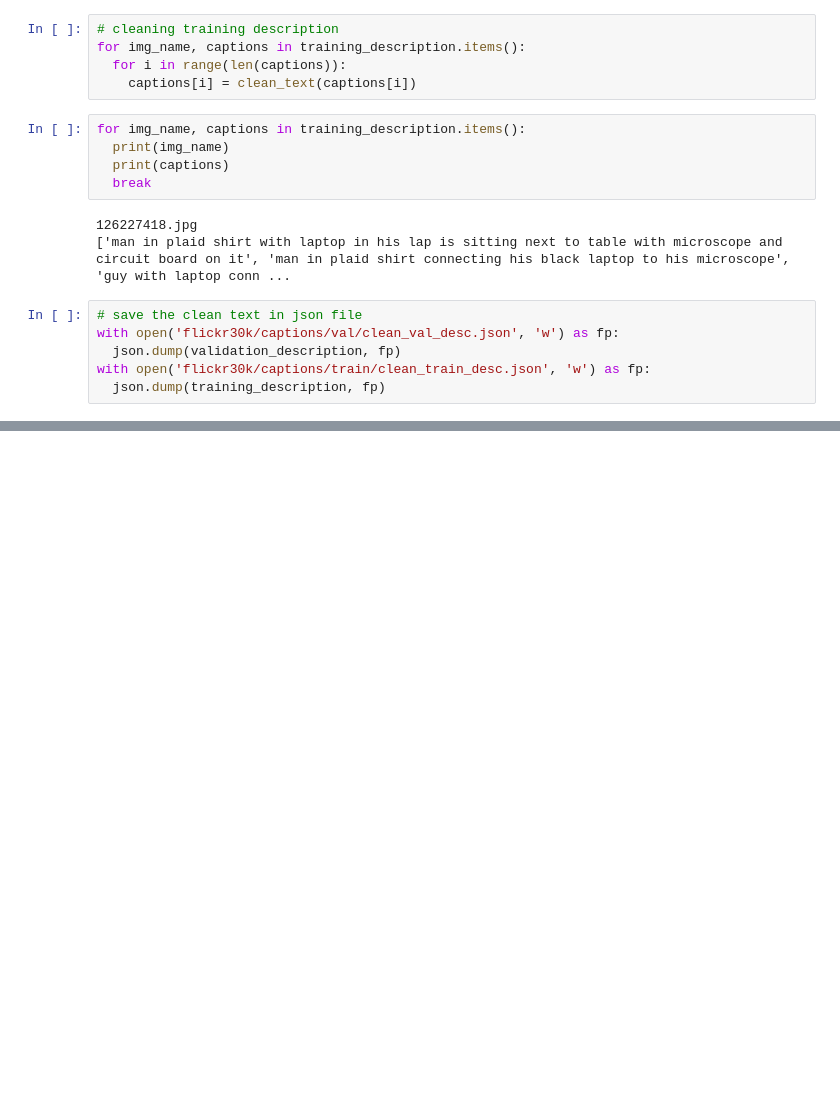
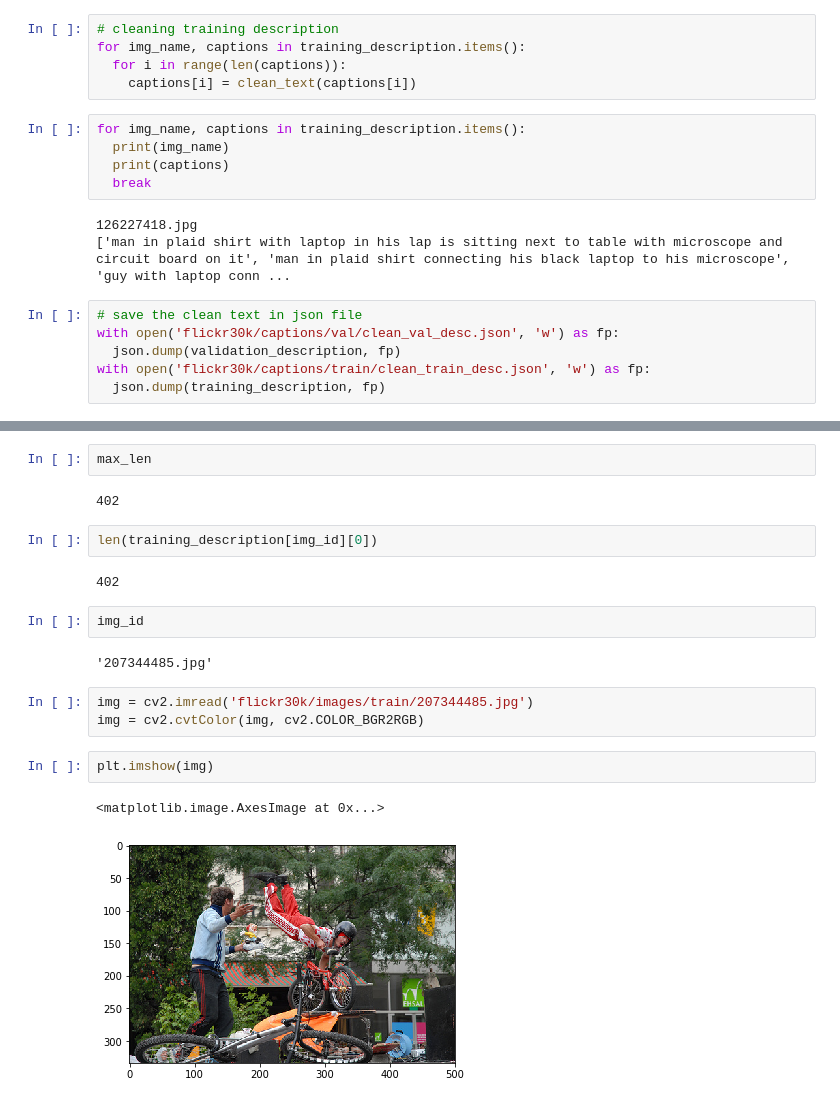
Before and after one commit to macabdul9/caption-generator, a Jupyter notebook: image_captioning.ipynb, the cells around one changed output, grey strips where cells are left out. Cells and saved outputs as stored; diff of their text form; blank space fills up the shorter version.

```diff
--- a/image_captioning.ipynb
+++ b/image_captioning.ipynb
@@ -261,0 +563,20 @@ with open('flickr30k/captions/train/clean_train_desc.json', 'w') as fp:
+# %%
+max_len
+# %% [output]
+402
+# %%
+len(training_description[img_id][0])
+# %% [output]
+402
+# %%
+img_id
+# %% [output]
+'207344485.jpg'
+# %%
+img = cv2.imread('flickr30k/images/train/207344485.jpg')
+img = cv2.cvtColor(img, cv2.COLOR_BGR2RGB)
+# %%
+plt.imshow(img)
+# %% [output]
+<matplotlib.image.AxesImage at 0x...>
+[figure, added]
```
Also changed, not shown: parts of 68 cells of this notebook.
